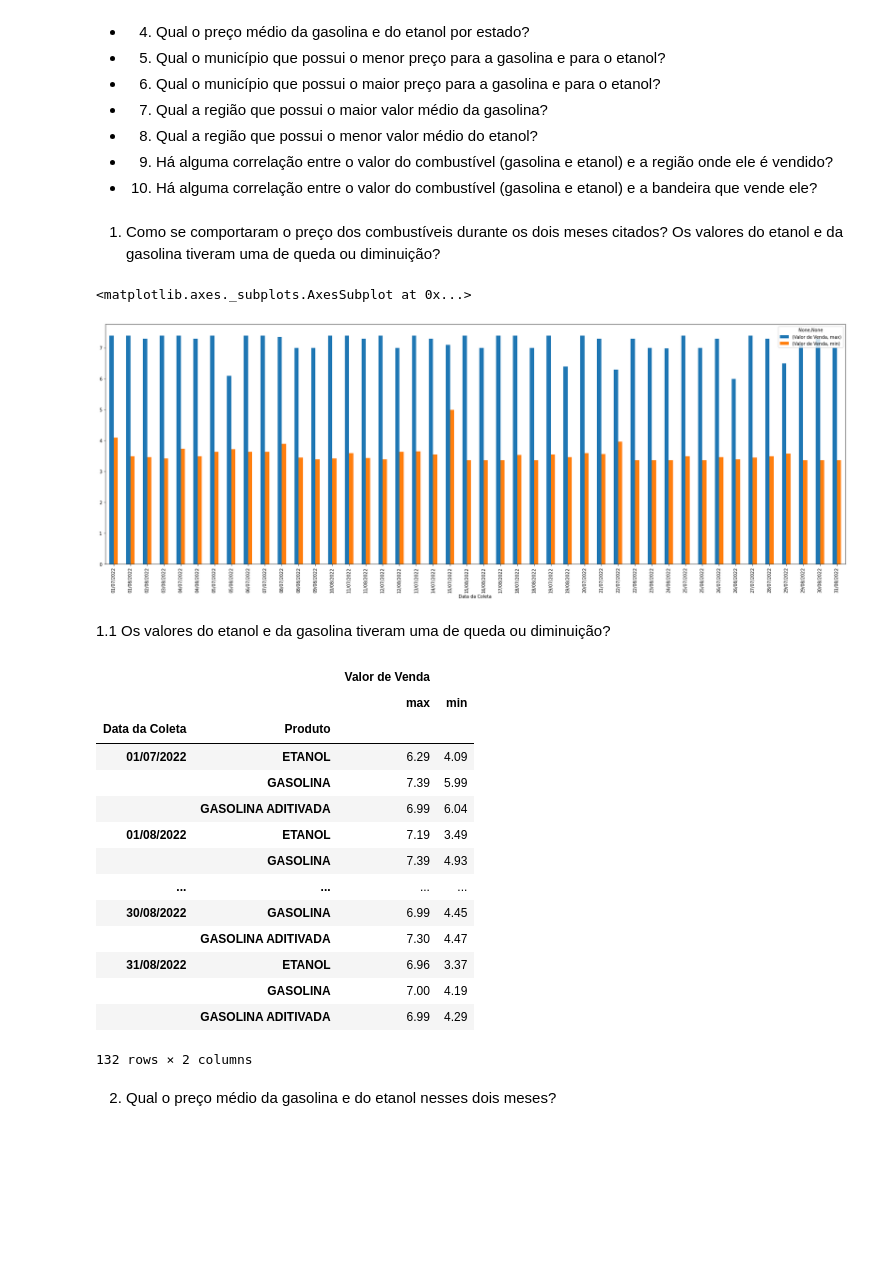
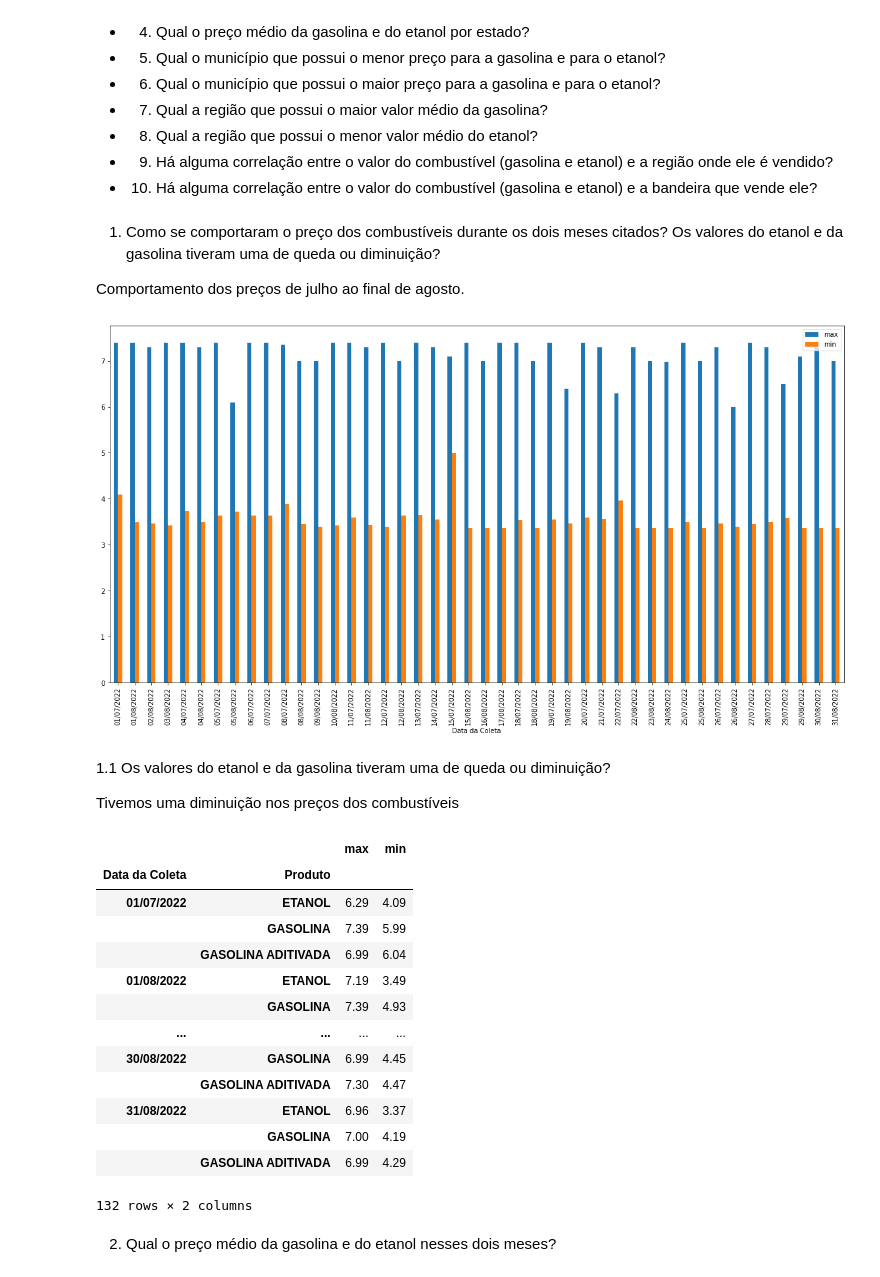
Before and after one commit to gustavovarella/Projeto_m4, a Jupyter notebook: PROJETO_M4.ipynb, the cells around one changed output. Cells and saved outputs as stored; diff of their text form; code cells hidden in the pictures; blank space fills up the shorter version.

```diff
--- a/PROJETO_M4.ipynb
+++ b/PROJETO_M4.ipynb
@@ -323,22 +323,20 @@ da gasolina tiveram uma de queda ou diminuição?
 * 10. Há alguma correlação entre o valor do combustível (gasolina e etanol) e a bandeira que vende ele?
 # %% [markdown]
 1. Como se comportaram o preço dos combustíveis durante os dois meses citados? Os valores do etanol e da gasolina tiveram uma de queda ou diminuição?
+
+Comportamento dos preços de julho ao final de agosto.
-# %%
-# alterando tipo da variável
-#df_completo['Valor de Venda'] = df_completo['Valor_de_Venda'].str.replace('.', ',')
-df_completo['Valor de Venda']= df_completo['Valor_de_Venda'].astype(float)
 # %%
-df_comportamento = df_completo
-df_comportamento.groupby(['Data da Coleta'])['Valor de Venda',].agg(['max','min']).plot(kind='bar', figsize=(30,10))
+df_completo_comb = df_completo
+df_completo_comb.groupby(['Data da Coleta'])['Valor_de_Venda'].agg(['max','min']).plot(kind='bar', figsize=(20,10));
 # %% [output]
-<matplotlib.axes._subplots.AxesSubplot at 0x...>
-[figure, old version]
+[figure, new version]
 # %% [markdown]
 1.1 Os valores do etanol e da gasolina tiveram uma de queda ou diminuição?
+
+Tivemos uma diminuição nos preços dos combustíveis
 # %%
-df_comportamento.groupby(['Data da Coleta', 'Produto'])['Valor de Venda',].agg(['max','min'])
+df_completo_comb.groupby(['Data da Coleta','Produto'])['Valor_de_Venda'].agg(['max','min'])
 # %% [output]
-|  |  | Valor de Venda |  |
 |  |  | max | min |
 | Data da Coleta | Produto |  |  |
 | 01/07/2022 | ETANOL | 6.29 | 4.09 |
```
Also changed, not shown: parts of 8 cells of this notebook.
